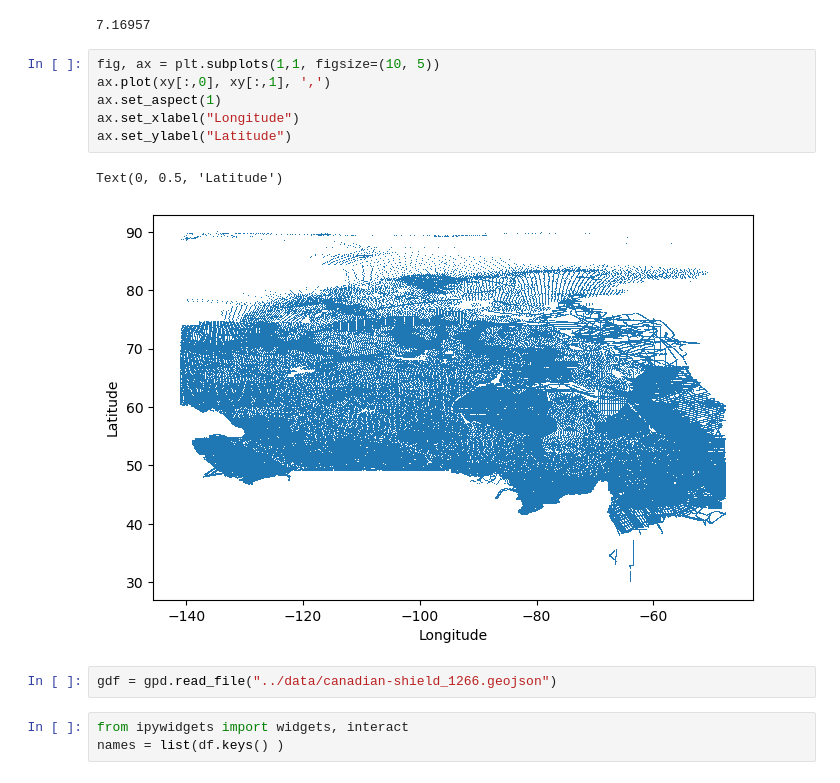
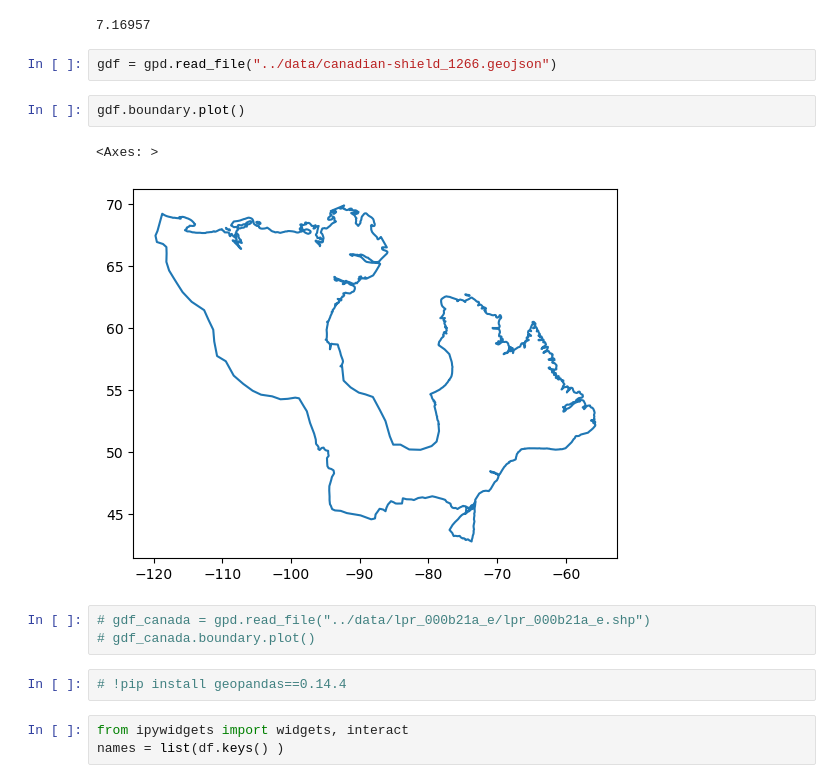
Before and after one commit to ginabilic/geol_4330_canada_wide_gravity, a Jupyter notebook: notebooks/load_gravity_data.ipynb, the cells around one changed output. Cells and saved outputs as stored; diff of their text form.

```diff
--- a/notebooks/load_gravity_data.ipynb
+++ b/notebooks/load_gravity_data.ipynb
@@ -24,17 +42,18 @@ number_of_points = xy.shape[0]
 number_of_points / 1e5
 # %% [output]
 7.16957
-# %%
-fig, ax = plt.subplots(1,1, figsize=(10, 5))
-ax.plot(xy[:,0], xy[:,1], ',')
-ax.set_aspect(1)
-ax.set_xlabel("Longitude")
-ax.set_ylabel("Latitude")
-# %% [output]
-Text(0, 0.5, 'Latitude')
-[figure, removed]
 # %%
 gdf = gpd.read_file("../data/canadian-shield_1266.geojson")
+# %%
+gdf.boundary.plot()
+# %% [output]
+<Axes: >
+[figure, added]
+# %%
+# gdf_canada = gpd.read_file("../data/lpr_000b21a_e/lpr_000b21a_e.shp")
+# gdf_canada.boundary.plot()
+# %%
+# !pip install geopandas==0.14.4
 # %%
 from ipywidgets import widgets, interact
 names = list(df.keys() )
```
Also changed, not shown: parts of 16 cells of this notebook.
